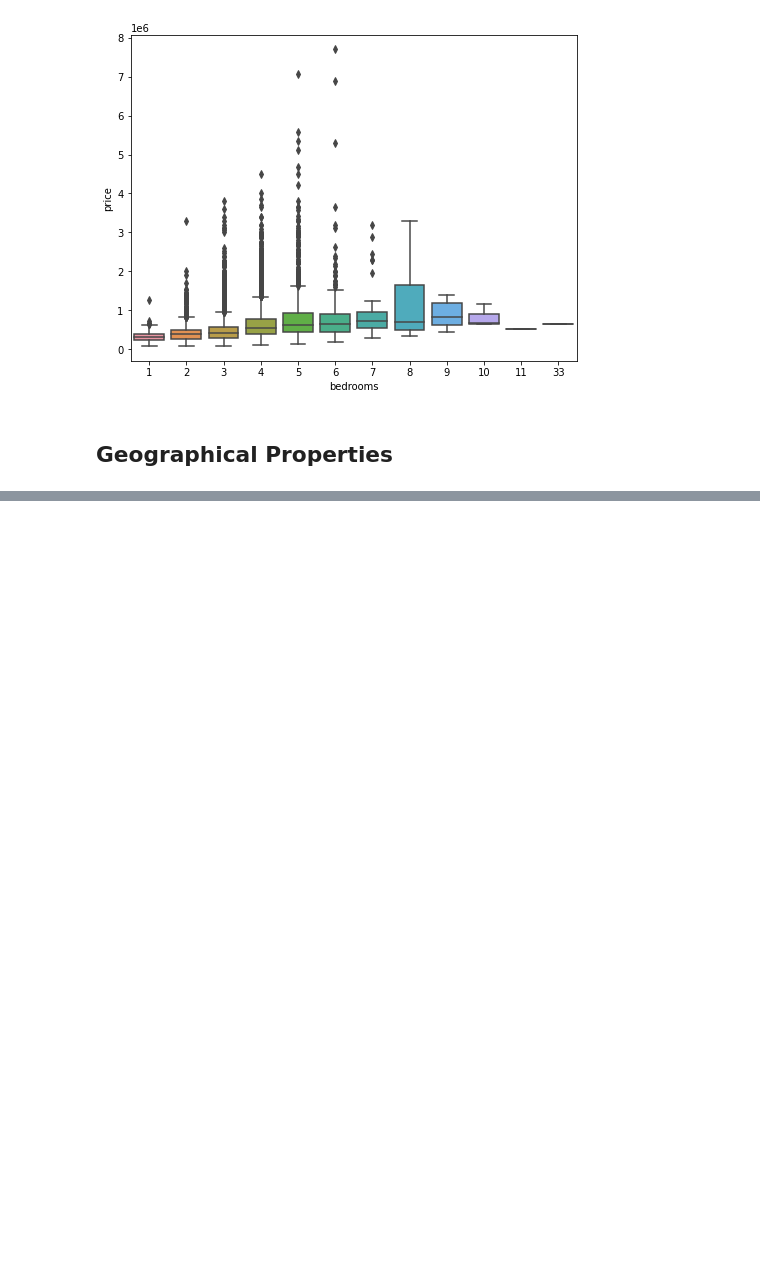
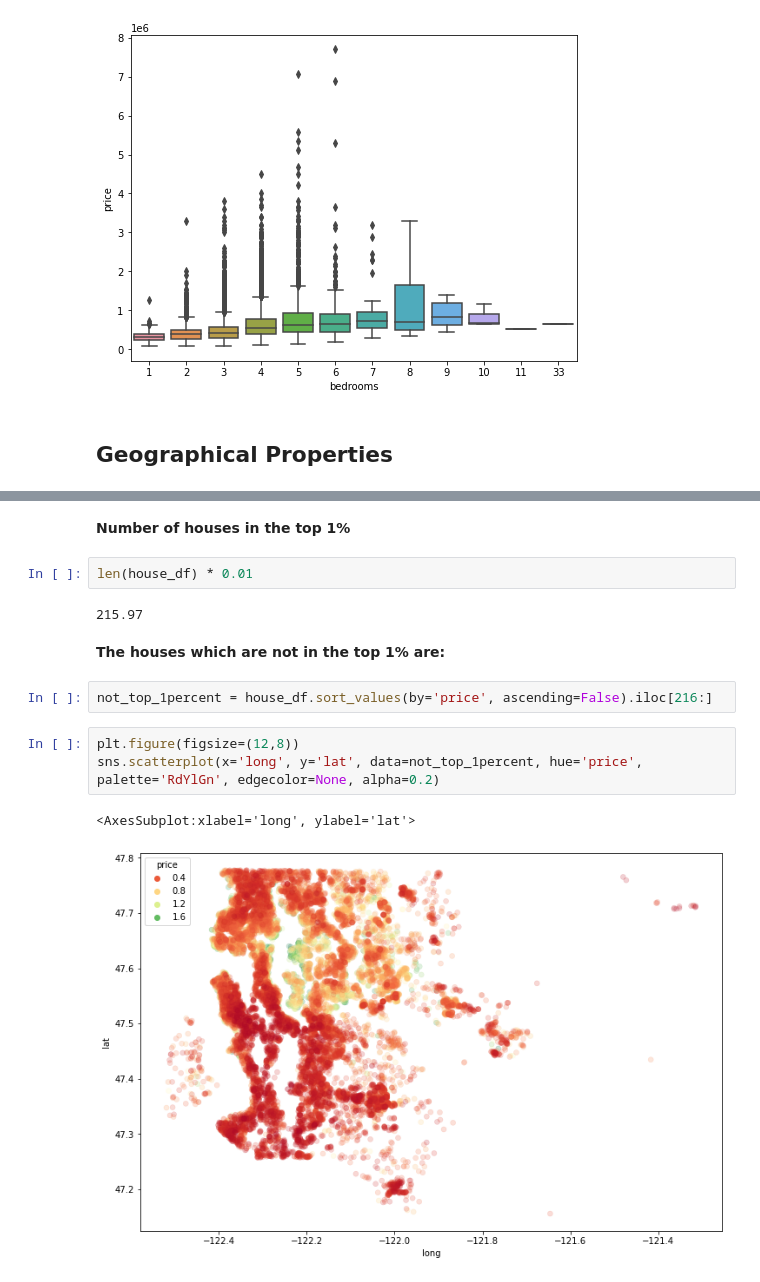
Before and after one commit to ayg15/housesales-repo, a Jupyter notebook: House Sales Prediction in King County USA.ipynb, the cells around one changed output, grey strips where cells are left out. Drawn from its saved outputs; the diff is of its cells as text; blank space fills up the shorter version.

Commit message:
Updated to include more plots and some feature engineering.

```diff
--- a/House Sales Prediction in King County USA.ipynb
+++ b/House Sales Prediction in King County USA.ipynb
@@ -120,0 +137,16 @@ sns.scatterplot(x='long',y='lat',data=house_df,hue='price')
+# %% [markdown]
+**Number of houses in the top 1%**
+# %%
+len(house_df) * 0.01
+# %% [output]
+215.97
+# %% [markdown]
+**The houses which are not in the top 1% are:**
+# %%
+not_top_1percent = house_df.sort_values(by='price', ascending=False).iloc[216:]
+# %%
+plt.figure(figsize=(12,8))
+sns.scatterplot(x='long', y='lat', data=not_top_1percent, hue='price', palette='RdYlGn', edgecolor=None, alpha=0.2)
+# %% [output]
+<AxesSubplot:xlabel='long', ylabel='lat'>
+[figure, added]
```
Also changed, not shown: parts of 26 cells of this notebook.
